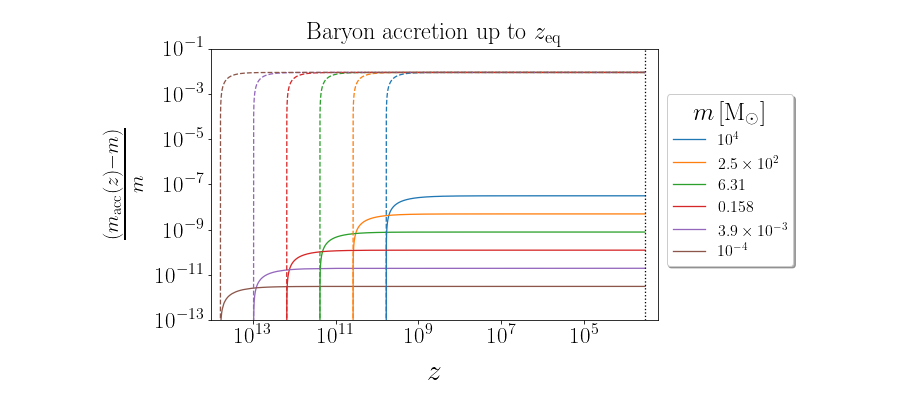
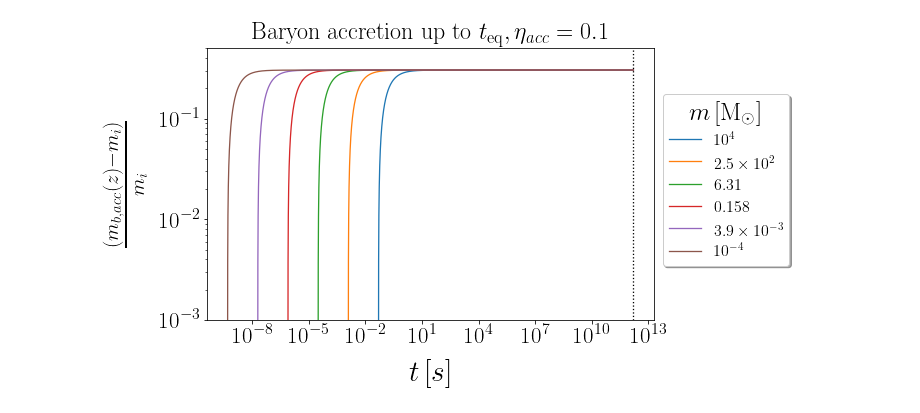
Before and after one commit to pratibhajangra591/project-2, a Jupyter notebook: mass_acc.ipynb, the cells around one changed output. Saved outputs shown, nothing was run; the diff lists cells and outputs as text; code cells hidden in the pictures.

```diff
--- a/mass_acc.ipynb
+++ b/mass_acc.ipynb
@@ -321,61 +230,35 @@ plt.show()
 # %%
-# Comparison of matter accretion in radiation domination with
-# https://arxiv.org/pdf/2208.04197.pdf.
-
-
-
-def m_bacc_tabashi(m, z):
-    c_s  = c/np.sqrt(3)
-    C = (t_1**(-1/2)) * ((t_1/t_2)**(2/3)) * (np.exp(H_0 * (t_2 - t_0)))
-    k = ((16 * π * (G**2))/(c_s**3)) *  (C**2)
-    first_term  = k *  η_acc * ρ_b0 * (t_2**2) * (np.exp(-3 * H_0 *(t_2 -t_0))) *  (z - z_i) * (z + z_i + 2)
-    second_term = 1/m
-    return (1/(first_term + second_term))
-
-
-
+# Fractional change in the mass of the PBH due to baryon accretion upto t_eq.
 
 fig, ax = plt.subplots(1, figsize = (8, 5))
 colors = ['C0', 'C1','C2','C3','C4', 'C5']
 
 for i, (m, color) in enumerate(zip(m_1_list, colors)):
-    z_i = z_pbh(m)
-    z = np.geomspace(z_pbh(m), z_eq, 100000)
-    z_list = z.tolist()
-    m_change_list = np.zeros(len(z_list))
     m*= M_solar
-    for j, z in enumerate(z_list):
-        m_change_list[j] = (m_bacc(m, z) - m )/m
-    ax.loglog(z_list, m_change_list, color = color)
+    t_i = (G * m)/(c**3)
+    t = np.geomspace(t_i, t_eq, 100000)
+    ax.loglog(t, ((m_bacc(m, t) - m)/m), color = color)
 
 
-for i, (m, color) in enumerate(zip(m_1_list, colors)):
-    z_i = z_pbh(m)
-    z = np.geomspace(z_pbh(m), z_eq, 100000)
-    z_list = z.tolist()
-    m_change_tabashi_list = np.zeros(len(z_list))
-    m*= M_solar
-    for j, z in enumerate(z_list):
-        m_change_tabashi_list[j] = (m_bacc_tabashi(m, z) - m )/m
-    ax.loglog(z_list, m_change_tabashi_list, color = color, linestyle = '--')
+#print(np.max(((m_bacc(m, t) - m)/m)))
+
+plt.axvline(x = t_eq,  color = 'k',  linestyle = ':')
 
 
-
-plt.axvline(x = z_eq,  color = 'k',  linestyle = ':')
 plt.rc('lines', linewidth = 1.3)
 plt.xticks(fontsize = 23)
 plt.yticks(fontsize = 23)
-plt.xlabel('$z$',fontsize = 29.5, labelpad = 12)
-plt.ylabel(r'$\frac{(m_\mathrm{acc}(z) - m)}{m} $',fontsize = 29.5, labelpad = 12)
+plt.xlabel('$t\, [s]$',fontsize = 29.5, labelpad = 12)
+plt.ylabel(r'$\frac{(m_{b,acc}(z) - m_i) }{m_i} $',fontsize = 29.5, labelpad = 12)
 plt.legend(['$10^{4}$', r'$2.5\times 10^{2}$',
             '$6.31$', '$0.158$', r'$3.9\times 10^{-3}$', '$10^{-4}$'],
            prop = {'size':16}, loc = (1.02, 0.2), shadow = True,
            title = '$m\, [\mathrm{M_{\odot}}]$' ,
            title_fontsize = 25, facecolor = 'white', fontsize = 65)
-plt.xlim(1e14, z_eq/2)
-plt.ylim(1e-13, 0.1)
-plt.title('Baryon accretion up to $z_\mathrm{eq}$', fontsize = 24, pad = 8)
-plt.savefig('baccΔ_Tabashi.pdf', bbox_inches = 'tight')
+
+plt.ylim(1e-3, 0.5)
+plt.title('Baryon accretion up to $t_\mathrm{eq}, \eta_{acc} = 0.1$', fontsize = 24, pad = 8)
+plt.savefig('baccΔ_fractional.pdf', bbox_inches = 'tight')
 plt.show()
 # %% [output]
-[figure, old version]
+[figure, new version]
```
Also changed, not shown: parts of 9 cells of this notebook, 1 other file.
